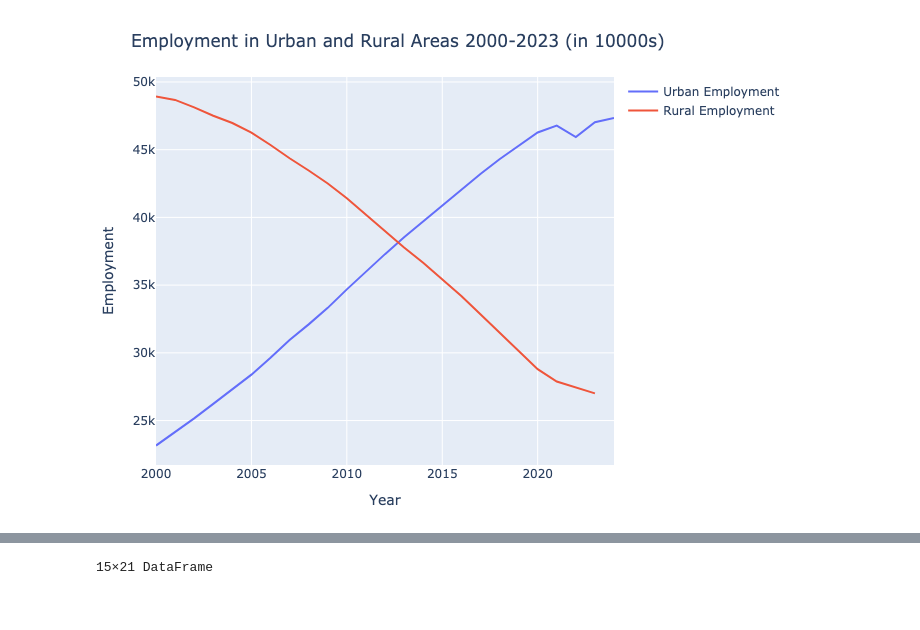
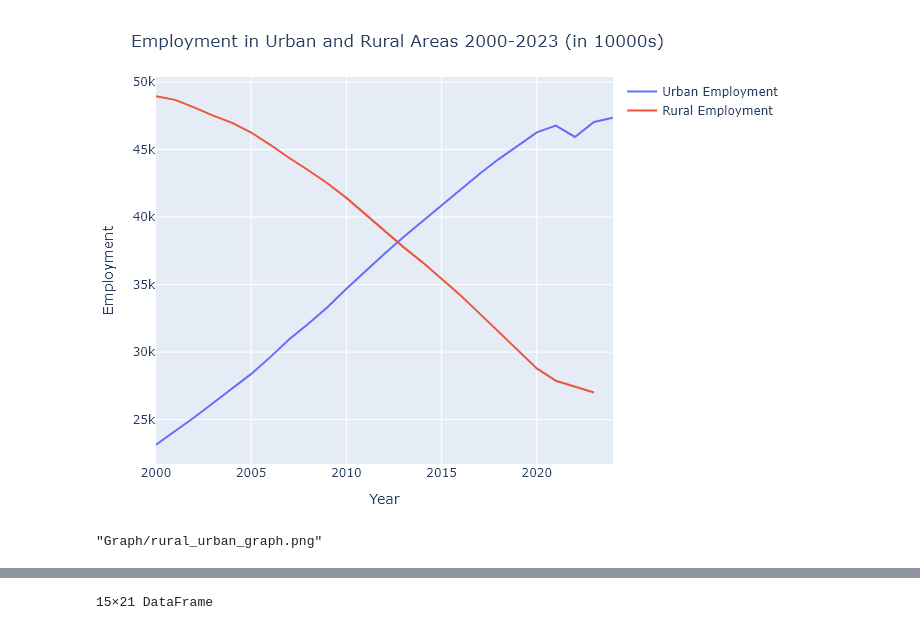
Before and after one commit to liminglin98/Labor-with-Moshe, a Jupyter notebook: Code/Grapha.ipynb, the cells around one changed output, grey strips where cells are left out. Drawn from its saved outputs; the diff is of its cells as text; code cells hidden in the pictures.

```diff
--- a/Code/Grapha.ipynb
+++ b/Code/Grapha.ipynb
@@ -116,24 +164,27 @@ display(PlotlyJS.plot([pi_line, si_line, ti_line], layout2))
 # %%
 #Evolution of Employment in Urban and Rural Areas
 urban_line = PlotlyJS.scatter(
     x = df_overview."Year",
     y = df_overview."Urban Employed Persons",
     mode = "lines",
     name = "Urban Employment",
     yaxis = "y"   # primary y-axis
 )
 rural_line = PlotlyJS.scatter(
     x = df_overview."Year",
     y = df_overview."Rural Employed Persons",
     mode = "lines",
     name = "Rural Employment",
     yaxis = "y"   # primary y-axis
 )
 layout3 = PlotlyJS.Layout(
     title = "Employment in Urban and Rural Areas 2000-2023 (in 10000s)",
     xaxis = PlotlyJS.attr(title = "Year"),
     yaxis = PlotlyJS.attr(title = "Employment"),
 )
-display(PlotlyJS.plot([urban_line, rural_line], layout3))
+rural_urban_graph = PlotlyJS.plot([urban_line, rural_line], layout3)
+display(rural_urban_graph)
+PlotlyJS.savefig(rural_urban_graph, "Graph/rural_urban_graph.png")
 # %% [output]
-[figure, old version]
+[figure, new version]
+"Graph/rural_urban_graph.png"
```
Also changed, not shown: parts of 20 cells of this notebook.
